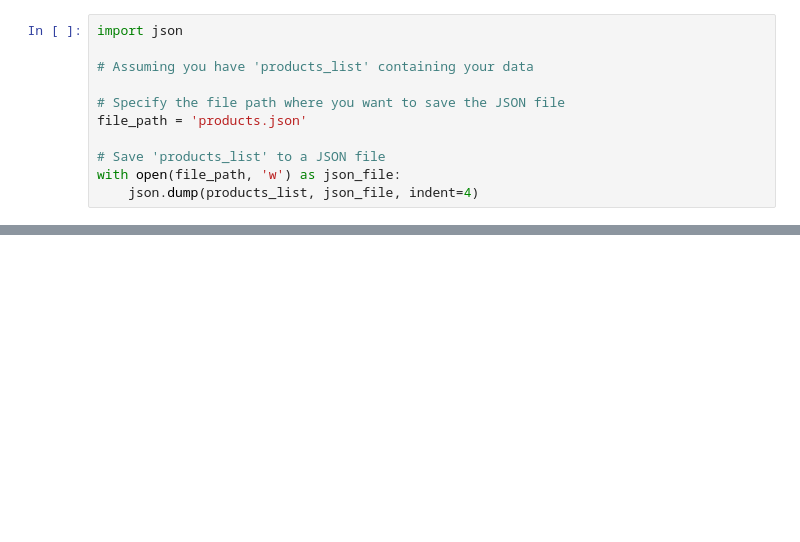
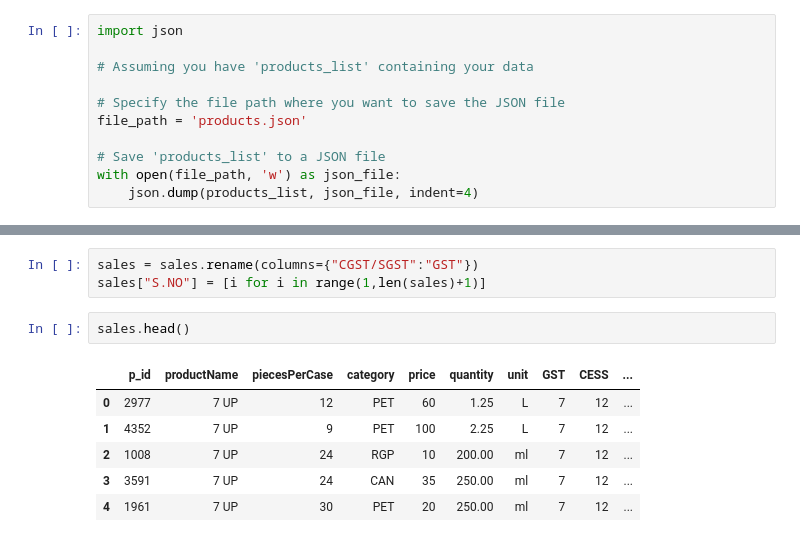
Before and after one commit to suvanbalu/EnterpriseOps, a Jupyter notebook: data-analysis/prodcuts.ipynb, the cells around one changed output, grey strips where cells are left out. Drawn from its saved outputs; the diff is of its cells as text; blank space fills up the shorter version.

```diff
--- a/data-analysis/prodcuts.ipynb
+++ b/data-analysis/prodcuts.ipynb
@@ -307,0 +318,12 @@ with open(file_path, 'w') as json_file:
+# %%
+sales = sales.rename(columns={"CGST/SGST":"GST"})
+sales["S.NO"] = [i for i in range(1,len(sales)+1)]
+# %%
+sales.head()
+# %% [output]
+|  | p_id | productName | piecesPerCase | category | price | quantity | unit | GST | CESS | ... |
+| 0 | 2977 | 7 UP | 12 | PET | 60 | 1.25 | L | 7 | 12 | ... |
+| 1 | 4352 | 7 UP | 9 | PET | 100 | 2.25 | L | 7 | 12 | ... |
+| 2 | 1008 | 7 UP | 24 | RGP | 10 | 200.00 | ml | 7 | 12 | ... |
+| 3 | 3591 | 7 UP | 24 | CAN | 35 | 250.00 | ml | 7 | 12 | ... |
+| 4 | 1961 | 7 UP | 30 | PET | 20 | 250.00 | ml | 7 | 12 | ... |
```
Also changed, not shown: parts of 2 cells of this notebook, 2 other files.
